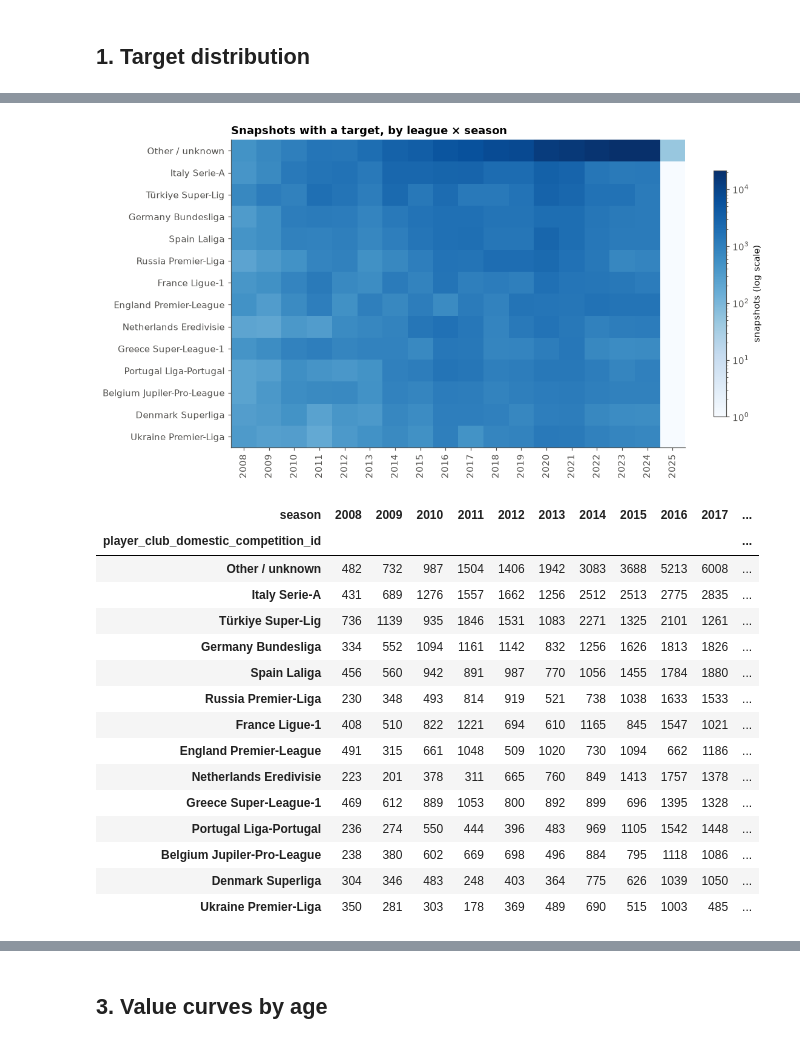
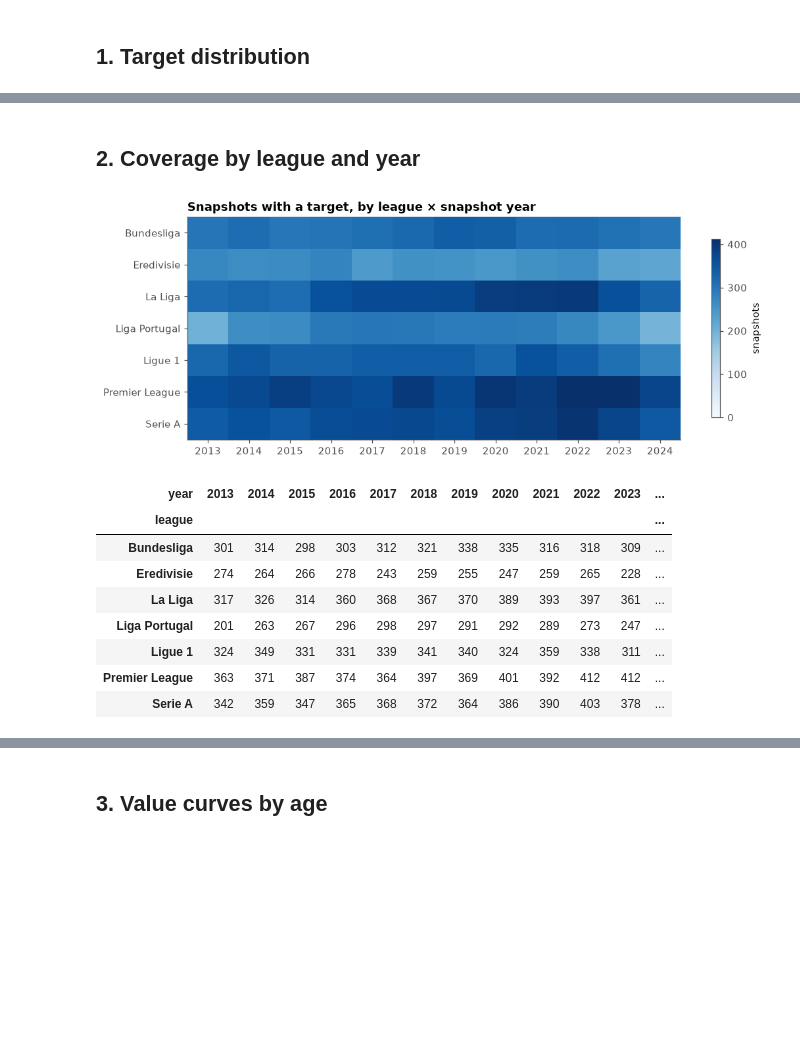
Before and after one commit to simonrl13/footballscout, a Jupyter notebook: notebooks/01_eda.ipynb, the cells around one changed output, grey strips where cells are left out. Saved outputs shown, nothing was run; the diff lists cells and outputs as text; code cells hidden in the pictures; blank space fills up the shorter version.

```diff
--- a/notebooks/01_eda.ipynb
+++ b/notebooks/01_eda.ipynb
@@ -13,9 +10,10 @@ import matplotlib.pyplot as plt
 import numpy as np
 import pandas as pd
 
-from scout.data.target import build_targets
+from scout.data.raw import read_raw
+from scout.data.snapshots import build_snapshots
+from scout.ml.features import build_features
 
-RAW = "../data/raw"
 BLUE, INK, MUTED, GRID = "#2a78d6", "#0b0b0b", "#52514e", "#e6e5e0"
 plt.rcParams.update({
     "figure.figsize": (9, 4), "figure.dpi": 110, "axes.spines.top": False, "axes.spines.right": False,
@@ -24,17 +22,9 @@ plt.rcParams.update({
     "axes.titleweight": "bold", "axes.titlelocation": "left",
 })
 
-vals = pd.read_csv(f"{RAW}/player_valuations.csv", parse_dates=["date"])
-players = pd.read_csv(f"{RAW}/players.csv", parse_dates=["date_of_birth"])
-comps = pd.read_csv(f"{RAW}/competitions.csv")
-
-t = build_targets(vals)
-t = t.merge(vals[["player_id", "date", "player_club_domestic_competition_id"]], on=["player_id", "date"])
-t = t.merge(players[["player_id", "date_of_birth", "position"]], on="player_id")
-t["season"] = np.where(t.date.dt.month >= 7, t.date.dt.year, t.date.dt.year - 1)  # season starting year
-t["age"] = (t.date - t.date_of_birth).dt.days / 365.25
-
-eligible = (vals.date <= vals.date.max() - pd.Timedelta(days=425)).sum()
-print(f"{len(vals):,} valuations, {vals.player_id.nunique():,} players, {vals.date.min():%Y-%m-%d} to {vals.date.max():%Y-%m-%d}")
-print(f"{len(t):,} snapshots with a target = {len(t) / eligible:.1%} of snapshots old enough to have one")
+raw = read_raw()
+s = build_snapshots(raw)
+t = s[s.target.notna()]
+t = pd.concat([t.drop(columns=["league"]), build_features(t, raw)], axis=1)
+print(f"{len(s):,} population snapshots, {len(t):,} with a target ({len(t) / len(s):.1%})")
 # %% [output]
@@ -90,32 +65,24 @@ per_season.tail(8).to_frame("snapshots").T
+# %% [markdown]
+## 2. Coverage by league and year
 # %%
-names = comps.set_index("competition_id").apply(lambda r: f"{r.country_name or ''} {r['name']}".strip().title(), axis=1)
-league = t.player_club_domestic_competition_id.map(names).fillna("Other / unknown")
-top = league.value_counts().index[:14]
-cov = (pd.crosstab(league.where(league.isin(top), "Other / unknown"), t.season)
-         .loc[:, 2008:].reindex(list(top) + (["Other / unknown"] if "Other / unknown" not in top else [])))
-fig, ax = plt.subplots(figsize=(11, 6))
-from matplotlib.colors import LogNorm
-im = ax.imshow(cov.values.clip(1), cmap="Blues", aspect="auto", norm=LogNorm())
-ax.set_xticks(range(cov.shape[1]), cov.columns, rotation=90); ax.set_yticks(range(cov.shape[0]), cov.index)
-ax.grid(False); ax.set_title("Snapshots with a target, by league × season")
-fig.colorbar(im, ax=ax, label="snapshots (log scale)", shrink=0.8)
+names = {"GB1": "Premier League", "ES1": "La Liga", "L1": "Bundesliga", "IT1": "Serie A", "FR1": "Ligue 1",
+         "NL1": "Eredivisie", "PO1": "Liga Portugal"}
+cov = pd.crosstab(t.league.map(names), t.year)
+fig, ax = plt.subplots(figsize=(11, 4))
+im = ax.imshow(cov.values, cmap="Blues", aspect="auto", vmin=0)
+ax.set_xticks(range(cov.shape[1]), cov.columns); ax.set_yticks(range(cov.shape[0]), cov.index)
+ax.grid(False); ax.set_title("Snapshots with a target, by league × snapshot year")
+fig.colorbar(im, ax=ax, label="snapshots", shrink=0.8)
 plt.show()
 cov
 # %% [output]
-[figure, old version]
+[figure, new version]
-| season | 2008 | 2009 | 2010 | 2011 | 2012 | 2013 | 2014 | 2015 | 2016 | 2017 | ... |
-| player_club_domestic_competition_id |  |  |  |  |  |  |  |  |  |  | ... |
-| Other / unknown | 482 | 732 | 987 | 1504 | 1406 | 1942 | 3083 | 3688 | 5213 | 6008 | ... |
-| Italy Serie-A | 431 | 689 | 1276 | 1557 | 1662 | 1256 | 2512 | 2513 | 2775 | 2835 | ... |
-| Türkiye Super-Lig | 736 | 1139 | 935 | 1846 | 1531 | 1083 | 2271 | 1325 | 2101 | 1261 | ... |
-| Germany Bundesliga | 334 | 552 | 1094 | 1161 | 1142 | 832 | 1256 | 1626 | 1813 | 1826 | ... |
-| Spain Laliga | 456 | 560 | 942 | 891 | 987 | 770 | 1056 | 1455 | 1784 | 1880 | ... |
-| Russia Premier-Liga | 230 | 348 | 493 | 814 | 919 | 521 | 738 | 1038 | 1633 | 1533 | ... |
-| France Ligue-1 | 408 | 510 | 822 | 1221 | 694 | 610 | 1165 | 845 | 1547 | 1021 | ... |
-| England Premier-League | 491 | 315 | 661 | 1048 | 509 | 1020 | 730 | 1094 | 662 | 1186 | ... |
-| Netherlands Eredivisie | 223 | 201 | 378 | 311 | 665 | 760 | 849 | 1413 | 1757 | 1378 | ... |
-| Greece Super-League-1 | 469 | 612 | 889 | 1053 | 800 | 892 | 899 | 696 | 1395 | 1328 | ... |
-| Portugal Liga-Portugal | 236 | 274 | 550 | 444 | 396 | 483 | 969 | 1105 | 1542 | 1448 | ... |
-| Belgium Jupiler-Pro-League | 238 | 380 | 602 | 669 | 698 | 496 | 884 | 795 | 1118 | 1086 | ... |
-| Denmark Superliga | 304 | 346 | 483 | 248 | 403 | 364 | 775 | 626 | 1039 | 1050 | ... |
-| Ukraine Premier-Liga | 350 | 281 | 303 | 178 | 369 | 489 | 690 | 515 | 1003 | 485 | ... |
+| year | 2013 | 2014 | 2015 | 2016 | 2017 | 2018 | 2019 | 2020 | 2021 | 2022 | 2023 | ... |
+| league |  |  |  |  |  |  |  |  |  |  |  | ... |
+| Bundesliga | 301 | 314 | 298 | 303 | 312 | 321 | 338 | 335 | 316 | 318 | 309 | ... |
+| Eredivisie | 274 | 264 | 266 | 278 | 243 | 259 | 255 | 247 | 259 | 265 | 228 | ... |
+| La Liga | 317 | 326 | 314 | 360 | 368 | 367 | 370 | 389 | 393 | 397 | 361 | ... |
+| Liga Portugal | 201 | 263 | 267 | 296 | 298 | 297 | 291 | 292 | 289 | 273 | 247 | ... |
+| Ligue 1 | 324 | 349 | 331 | 331 | 339 | 341 | 340 | 324 | 359 | 338 | 311 | ... |
+| Premier League | 363 | 371 | 387 | 374 | 364 | 397 | 369 | 401 | 392 | 412 | 412 | ... |
+| Serie A | 342 | 359 | 347 | 365 | 368 | 372 | 364 | 386 | 390 | 403 | 378 | ... |
```
Also changed, not shown: parts of 12 cells of this notebook, 43 other files.
